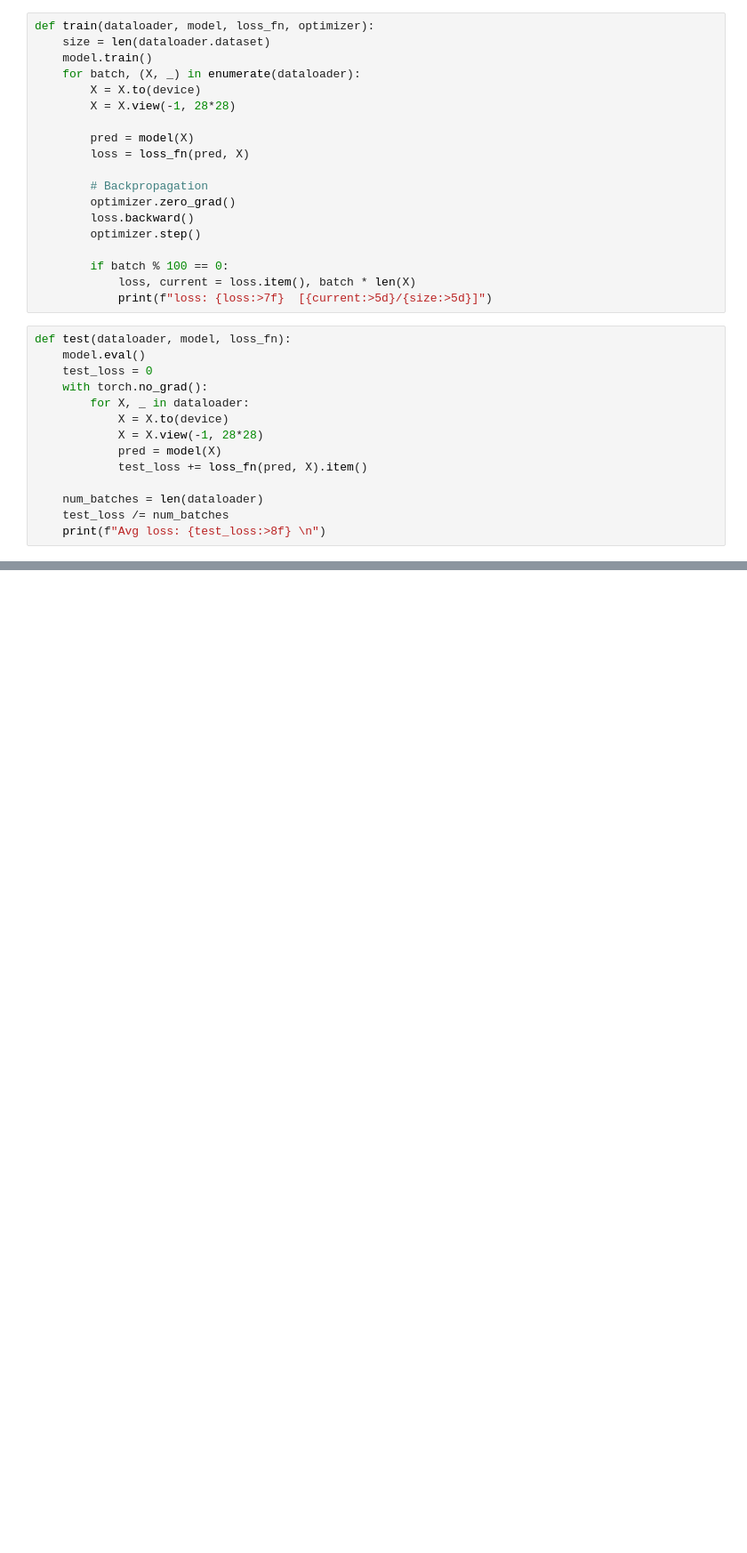
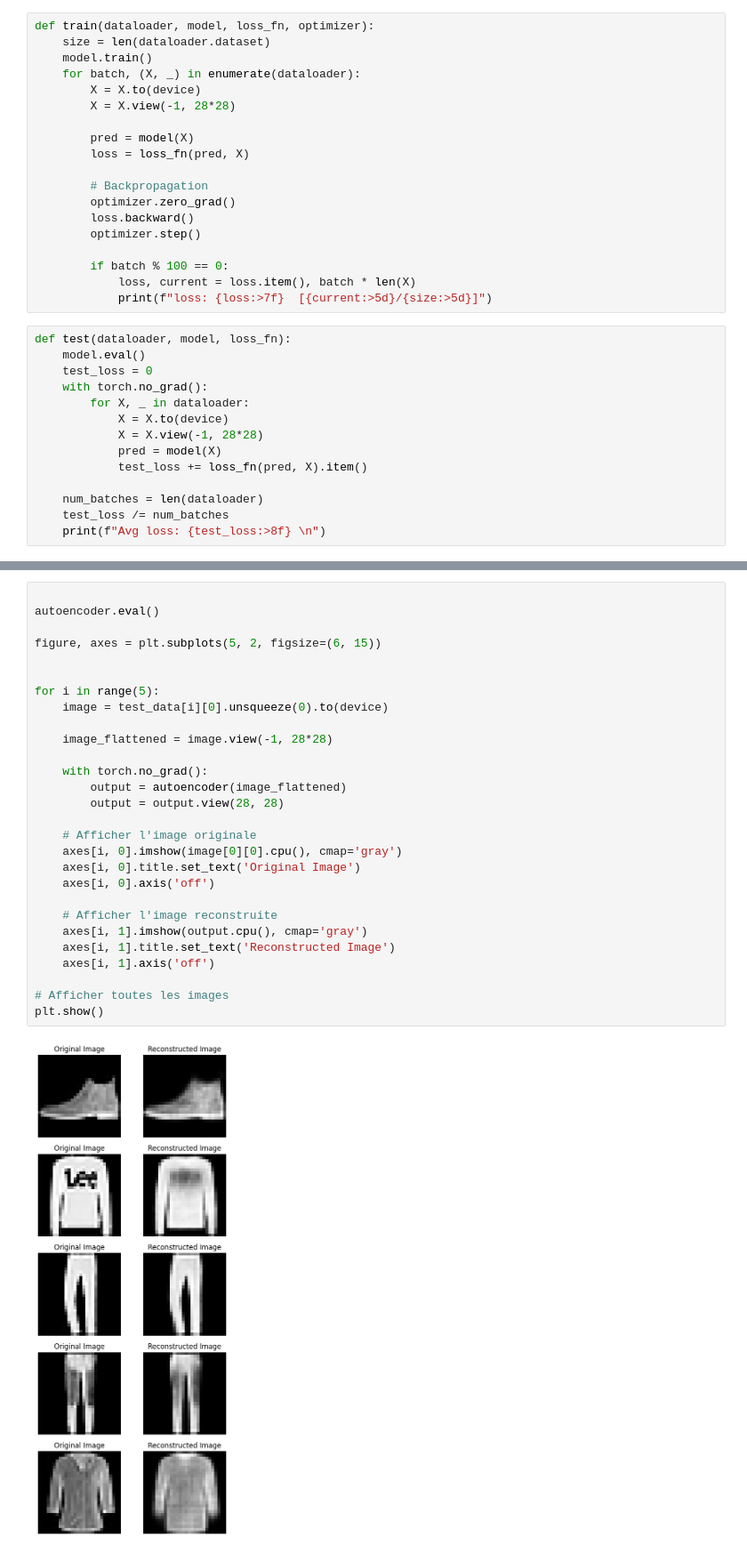
Before and after one commit to Jalalbaim/Auto-Encoder, a Jupyter notebook: autoEncoder.ipynb, the cells around one changed output, grey strips where cells are left out. Shown at 89% size. Drawn from its saved outputs; the diff is of its cells as text; blank space fills up the shorter version.

```diff
--- a/autoEncoder.ipynb
+++ b/autoEncoder.ipynb
@@ -191,0 +186,30 @@ plt.show()
+# %%
+
+autoencoder.eval()
+
+figure, axes = plt.subplots(5, 2, figsize=(6, 15))
+
+
+for i in range(5):
+    image = test_data[i][0].unsqueeze(0).to(device)
+
+    image_flattened = image.view(-1, 28*28)
+
+    with torch.no_grad():
+        output = autoencoder(image_flattened)
+        output = output.view(28, 28)
+
+    # Afficher l'image originale
+    axes[i, 0].imshow(image[0][0].cpu(), cmap='gray')
+    axes[i, 0].title.set_text('Original Image')
+    axes[i, 0].axis('off')
+
+    # Afficher l'image reconstruite
+    axes[i, 1].imshow(output.cpu(), cmap='gray')
+    axes[i, 1].title.set_text('Reconstructed Image')
+    axes[i, 1].axis('off')
+
+# Afficher toutes les images
+plt.show()
+# %% [output]
+[figure, added]
```
Also changed, not shown: parts of 5 cells of this notebook.
